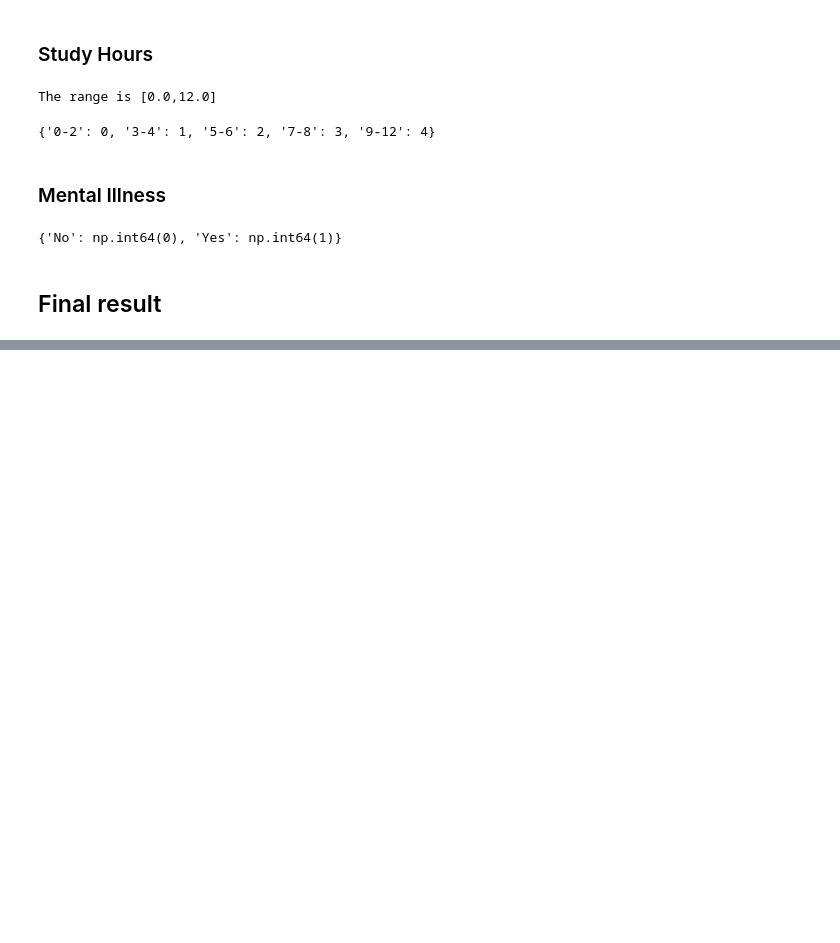
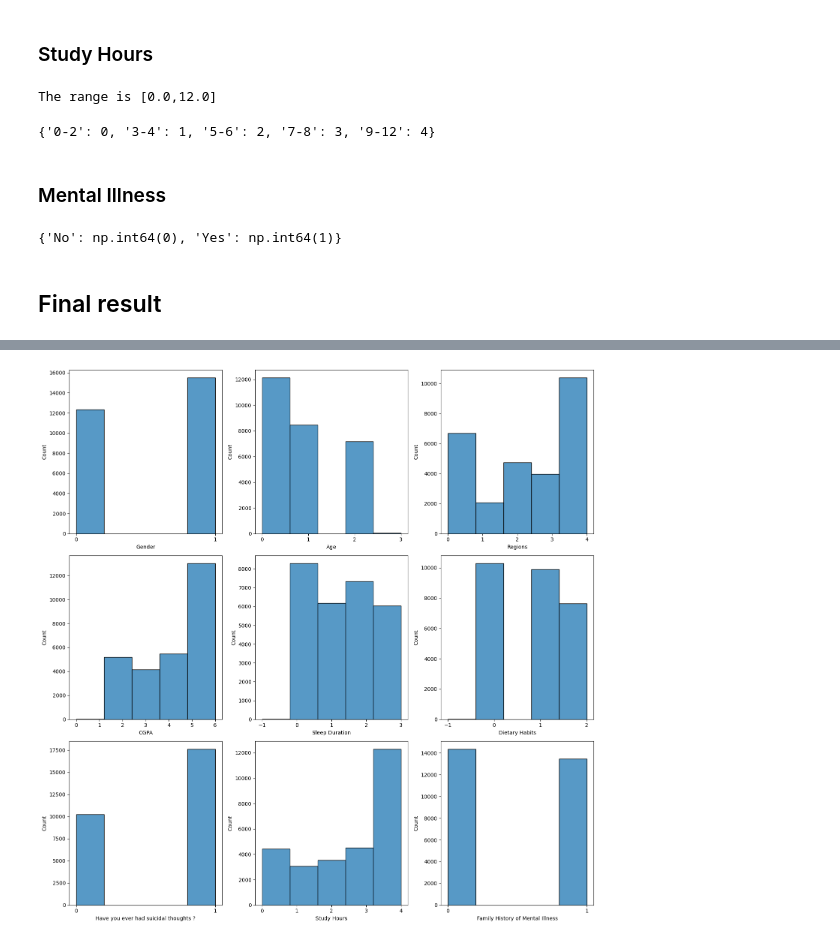
Before and after one commit to Shardyne/faikr3-project, a Jupyter notebook: Gio/data_preparation_gio.ipynb, the cells around one changed output, grey strips where cells are left out. Saved outputs shown, nothing was run; the diff lists cells and outputs as text; code cells hidden in the pictures; blank space fills up the shorter version.

```diff
--- a/Gio/data_preparation_gio.ipynb
+++ b/Gio/data_preparation_gio.ipynb
@@ -525,3 +531,28 @@ df_final
 27841 rows × 9 columns
 # %%
 # df_final.to_csv("dataset_final.csv", index=False)
+# %%
+import seaborn as sns
+import warnings
+warnings.filterwarnings("ignore")
+
+numeric_columns = df_final.select_dtypes(include=['number']).columns
+num_cols = len(numeric_columns)
+
+rows = (num_cols // 3) + (num_cols % 3 > 0)
+fig, axes = plt.subplots(nrows=rows, ncols=3, figsize=(15, 5 * rows))
+
+# Ensure axes to be array
+axes = np.array(axes).flatten() if num_cols > 1 else np.array([axes])
+
+for i, column in enumerate(numeric_columns):
+    sns.histplot(df_final[column], bins=5, ax=axes[i], edgecolor='black')
+    axes[i].xaxis.set_major_locator(plt.MaxNLocator(integer=True))  # force integer xticks
+
+for j in range(i + 1, len(axes)):
+    axes[j].set_visible(False)
+
+plt.tight_layout()
+plt.show()
+# %% [output]
+[figure, added]
```
Also changed, not shown: parts of 3 cells of this notebook, 1 other file.
